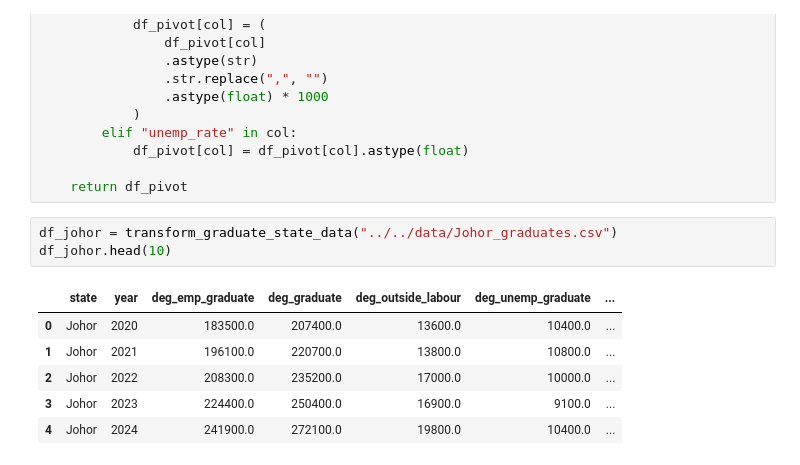
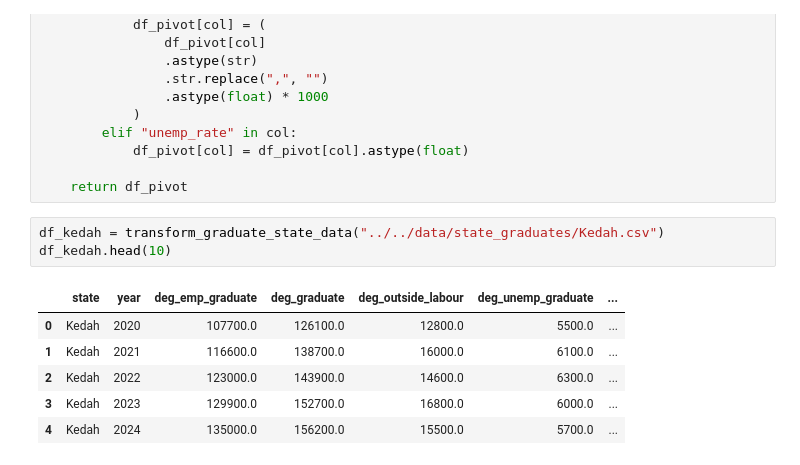
Before and after one commit to junchuan15/Lamimi2026, a Jupyter notebook: src/landing/nb_dosm_graduates_state.ipynb, the cells around one changed output. Saved outputs shown, nothing was run; the diff lists cells and outputs as text.

Commit message:
state statistics for graduates

```diff
--- a/src/landing/nb_dosm_graduates_state.ipynb
+++ b/src/landing/nb_dosm_graduates_state.ipynb
@@ -40,12 +40,12 @@ def transform_graduate_state_data(file_path):
 
     return df_pivot
 # %%
-df_johor = transform_graduate_state_data("../../data/Johor_graduates.csv")
-df_johor.head(10)
+df_kedah = transform_graduate_state_data("../../data/state_graduates/Kedah.csv")
+df_kedah.head(10)
 # %% [output]
 |  | state | year | deg_emp_graduate | deg_graduate | deg_outside_labour | deg_unemp_graduate | ... |
-| 0 | Johor | 2020 | 183500.0 | 207400.0 | 13600.0 | 10400.0 | ... |
-| 1 | Johor | 2021 | 196100.0 | 220700.0 | 13800.0 | 10800.0 | ... |
-| 2 | Johor | 2022 | 208300.0 | 235200.0 | 17000.0 | 10000.0 | ... |
-| 3 | Johor | 2023 | 224400.0 | 250400.0 | 16900.0 | 9100.0 | ... |
-| 4 | Johor | 2024 | 241900.0 | 272100.0 | 19800.0 | 10400.0 | ... |
+| 0 | Kedah | 2020 | 107700.0 | 126100.0 | 12800.0 | 5500.0 | ... |
+| 1 | Kedah | 2021 | 116600.0 | 138700.0 | 16000.0 | 6100.0 | ... |
+| 2 | Kedah | 2022 | 123000.0 | 143900.0 | 14600.0 | 6300.0 | ... |
+| 3 | Kedah | 2023 | 129900.0 | 152700.0 | 16800.0 | 6000.0 | ... |
+| 4 | Kedah | 2024 | 135000.0 | 156200.0 | 15500.0 | 5700.0 | ... |
```
Also changed, not shown: parts of 16 cells of this notebook, 16 other files.
